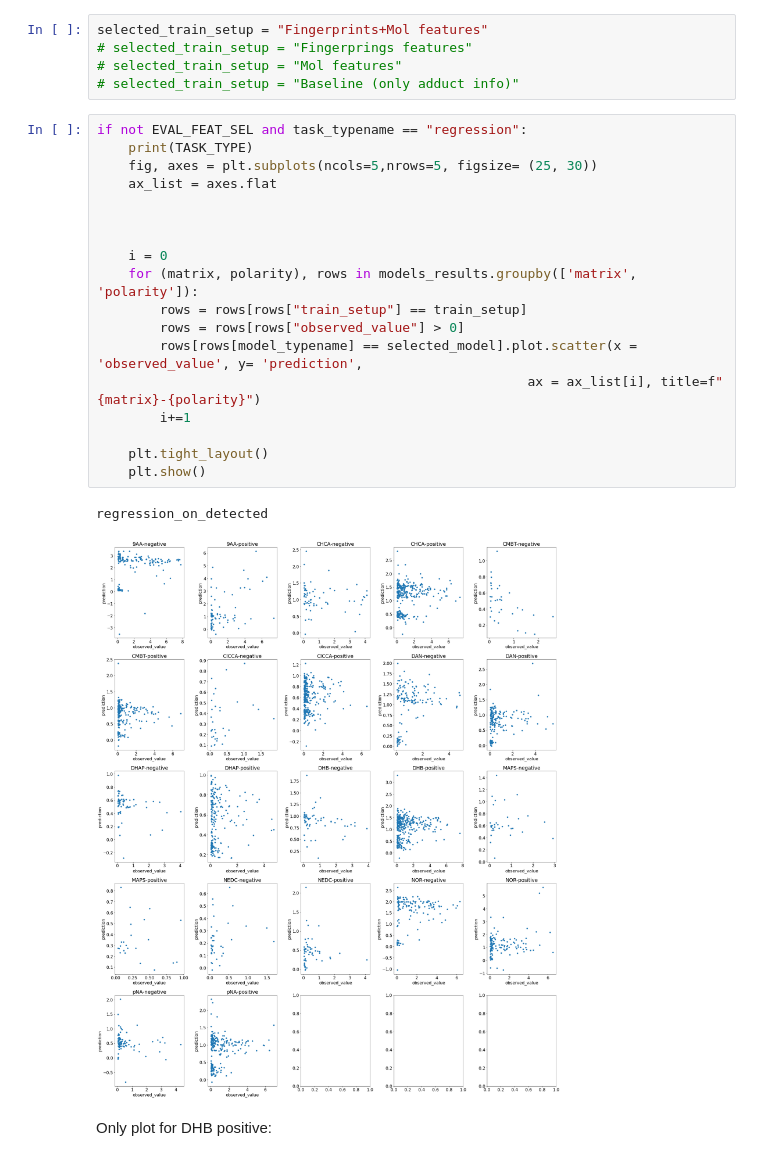
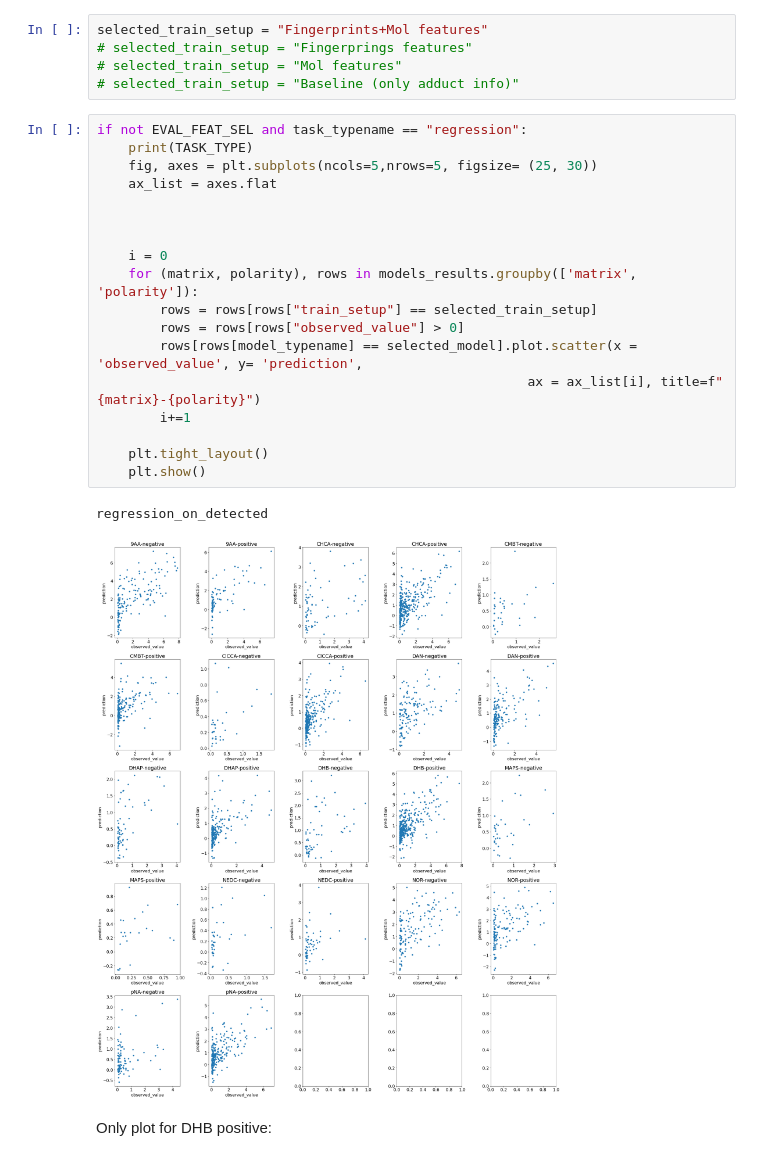
Before and after one commit to alexandrovteam/predicting-APMALDI-response, a Jupyter notebook: notebooks/eval_models.ipynb, the cells around one changed output. Saved outputs shown, nothing was run; the diff lists cells and outputs as text.

Commit message:
Update bug scatter plots

```diff
--- a/notebooks/eval_models.ipynb
+++ b/notebooks/eval_models.ipynb
@@ -265,24 +265,24 @@ selected_train_setup = "Fingerprints+Mol features"
 # %%
 if not EVAL_FEAT_SEL and task_typename == "regression":
     print(TASK_TYPE)
     fig, axes = plt.subplots(ncols=5,nrows=5, figsize= (25, 30))
     ax_list = axes.flat
 
 
 
     i = 0
     for (matrix, polarity), rows in models_results.groupby(['matrix', 'polarity']):
-        rows = rows[rows["train_setup"] == train_setup]
+        rows = rows[rows["train_setup"] == selected_train_setup]
         rows = rows[rows["observed_value"] > 0]
         rows[rows[model_typename] == selected_model].plot.scatter(x = 'observed_value', y= 'prediction',
                                                        ax = ax_list[i], title=f"{matrix}-{polarity}")
         i+=1
 
     plt.tight_layout()
     plt.show()
 # %% [output]
 regression_on_detected
-[figure, old version]
+[figure, new version]
 # %% [markdown]
 Only plot for DHB positive:
 # %%
```
